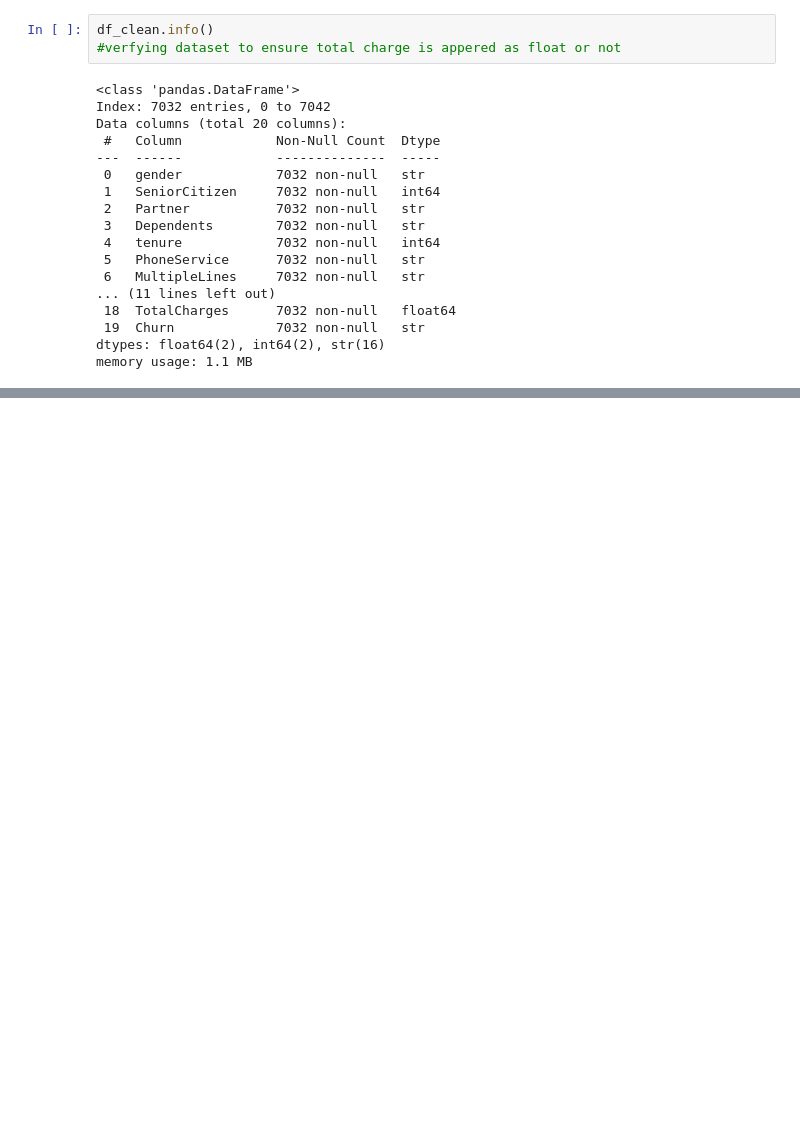
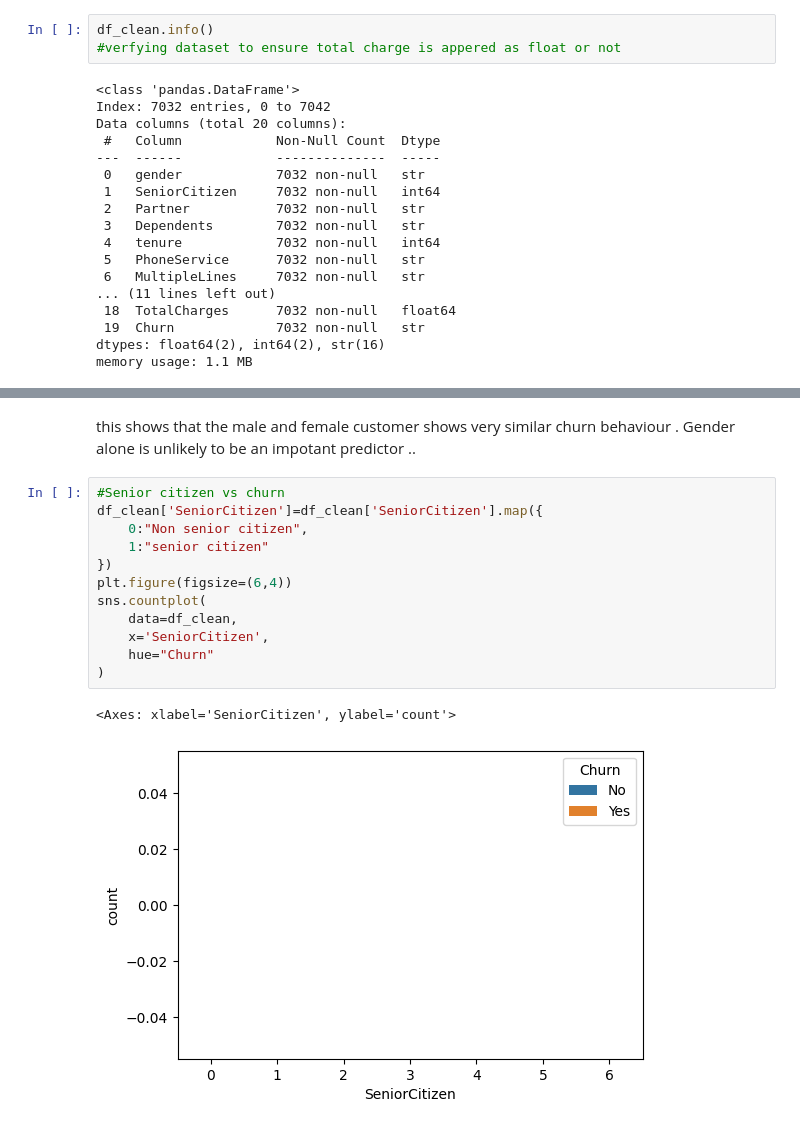
Before and after one commit to Prakash-Kumar-Badaila/churn_prediction_system, a Jupyter notebook: notebooks/churn_prediction.ipynb, the cells around one changed output, grey strips where cells are left out. Cells and saved outputs as stored; diff of their text form; blank space fills up the shorter version.

```diff
--- a/notebooks/churn_prediction.ipynb
+++ b/notebooks/churn_prediction.ipynb
@@ -256,0 +303,17 @@ memory usage: 1.1 MB
+# %% [markdown]
+this shows that the male and female customer shows very similar churn behaviour . Gender alone is unlikely to be an impotant predictor ..
+# %%
+#Senior citizen vs churn
+df_clean['SeniorCitizen']=df_clean['SeniorCitizen'].map({
+    0:"Non senior citizen",
+    1:"senior citizen"
+})
+plt.figure(figsize=(6,4))
+sns.countplot(
+    data=df_clean,
+    x='SeniorCitizen',
+    hue="Churn"
+)
+# %% [output]
+<Axes: xlabel='SeniorCitizen', ylabel='count'>
+[figure, added]
```
Also changed, not shown: parts of 22 cells of this notebook, 1 other file.
